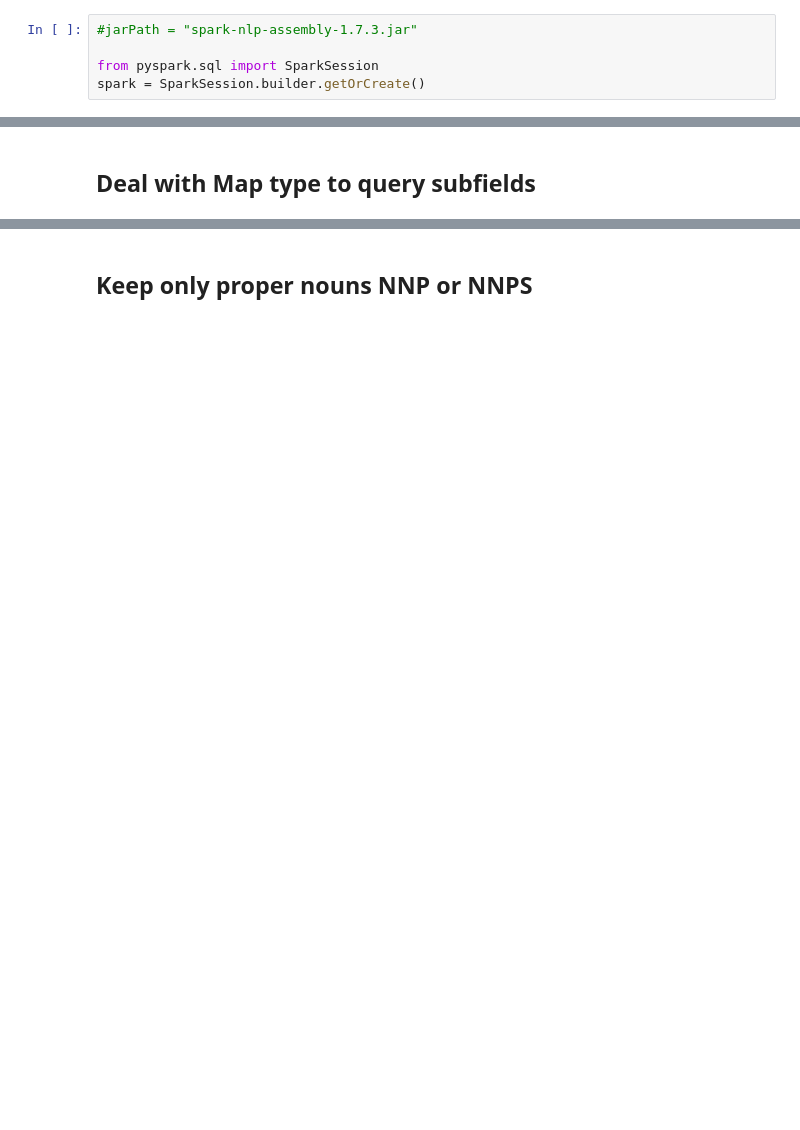
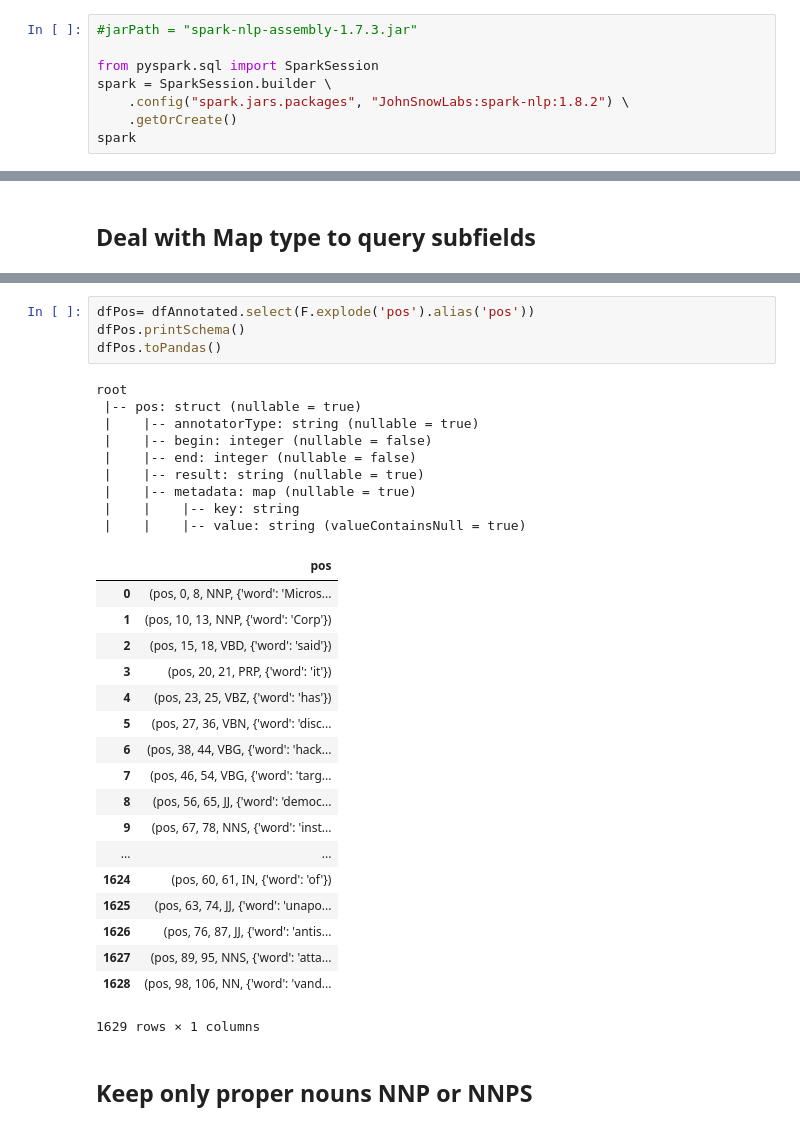
Before and after one commit to srkucd/data_lake, a Jupyter notebook: Exercise 2 - Advanced Analytics NLP.ipynb, the cells around one changed output, grey strips where cells are left out. Saved outputs shown, nothing was run; the diff lists cells and outputs as text; blank space fills up the shorter version.

```diff
--- a/Exercise 2 - Advanced Analytics NLP.ipynb
+++ b/Exercise 2 - Advanced Analytics NLP.ipynb
@@ -13,4 +17,7 @@ pd.set_option('max_colwidth', 800)
 #jarPath = "spark-nlp-assembly-1.7.3.jar"
 
 from pyspark.sql import SparkSession
-spark = SparkSession.builder.getOrCreate()
+spark = SparkSession.builder \
+    .config("spark.jars.packages", "JohnSnowLabs:spark-nlp:1.8.2") \
+    .getOrCreate()
+spark
@@ -98,3 +128,35 @@ dfPos= # Todo
+# %%
+dfPos= dfAnnotated.select(F.explode('pos').alias('pos'))
+dfPos.printSchema()
+dfPos.toPandas()
+# %% [output]
+root
+ |-- pos: struct (nullable = true)
+ |    |-- annotatorType: string (nullable = true)
+ |    |-- begin: integer (nullable = false)
+ |    |-- end: integer (nullable = false)
+ |    |-- result: string (nullable = true)
+ |    |-- metadata: map (nullable = true)
+ |    |    |-- key: string
+ |    |    |-- value: string (valueContainsNull = true)
+|  | pos |
+| 0 | (pos, 0, 8, NNP, {'word': 'Micros... |
+| 1 | (pos, 10, 13, NNP, {'word': 'Corp'}) |
+| 2 | (pos, 15, 18, VBD, {'word': 'said'}) |
+| 3 | (pos, 20, 21, PRP, {'word': 'it'}) |
+| 4 | (pos, 23, 25, VBZ, {'word': 'has'}) |
+| 5 | (pos, 27, 36, VBN, {'word': 'disc... |
+| 6 | (pos, 38, 44, VBG, {'word': 'hack... |
+| 7 | (pos, 46, 54, VBG, {'word': 'targ... |
+| 8 | (pos, 56, 65, JJ, {'word': 'democ... |
+| 9 | (pos, 67, 78, NNS, {'word': 'inst... |
+| ... | ... |
+| 1624 | (pos, 60, 61, IN, {'word': 'of'}) |
+| 1625 | (pos, 63, 74, JJ, {'word': 'unapo... |
+| 1626 | (pos, 76, 87, JJ, {'word': 'antis... |
+| 1627 | (pos, 89, 95, NNS, {'word': 'atta... |
+| 1628 | (pos, 98, 106, NN, {'word': 'vand... |
+1629 rows × 1 columns
 # %% [markdown]
 ## Keep only proper nouns NNP or NNPS
 # %%
```
Also changed, not shown: parts of 13 cells of this notebook.
